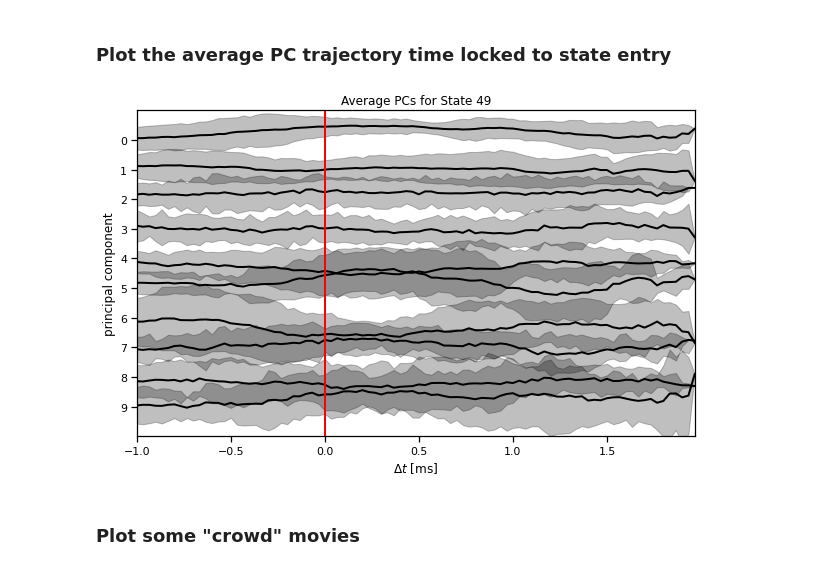
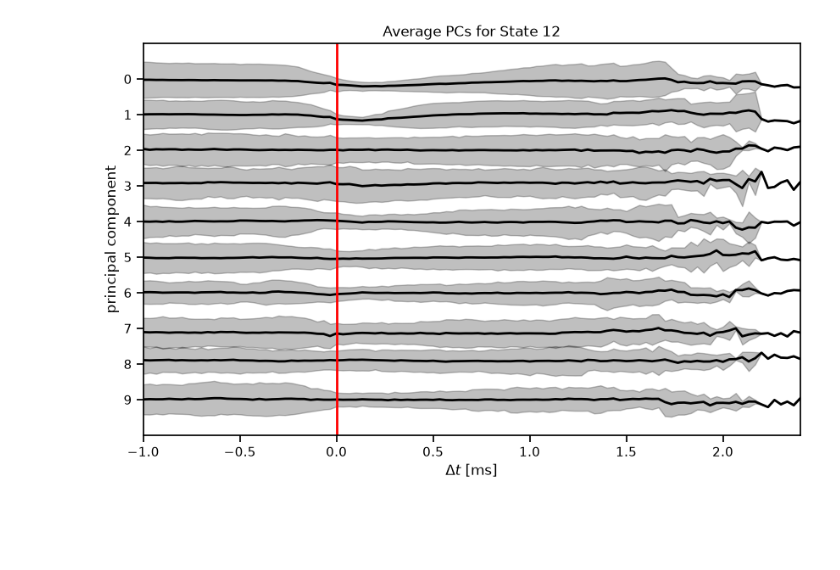
Before and after one commit to msenselab/Variational-Neural-Inference, a Jupyter notebook: VAE-Tutorial/Part2_Dynamics/03_hmm_lds.ipynb, the cells around one changed output. Drawn from its saved outputs; the diff is of its cells as text; code cells hidden in the pictures; blank space fills up the shorter version.

```diff
--- a/VAE-Tutorial/Part2_Dynamics/03_hmm_lds.ipynb
+++ b/VAE-Tutorial/Part2_Dynamics/03_hmm_lds.ipynb
@@ -955,37 +256,11 @@ to visualize the time series.
 # %%
-def standardize_pcs(
-    dataset: List[Dict[str, Any]],
-    mean: Optional[Float[torch.Tensor, "num_pcs"]] = None,
-    std: Optional[Float[torch.Tensor, "num_pcs"]] = None
-    ) -> Tuple[
-    List[Dict[str, Any]],
-    Float[torch.Tensor, "num_pcs"],
-    Float[torch.Tensor, "num_pcs"]
-    ]:
-    """Standardizes 'raw_pcs' in each item of `dataset` (to mean=0, std=1).
-
-    If `mean` and `std` are None, they are computed from all 'raw_pcs'
-    tensors in `dataset`. A 'data' key with the standardized PCs is added
-    to each dictionary in `dataset` (in-place modification).
-
-    Args:
-        dataset: List of dicts, each must contain a 'raw_pcs' PyTorch Tensor.
-                 The list and its dictionaries are modified in-place.
-        mean: Optional 1D PyTorch Tensor of means for each PC.
-        std: Optional 1D PyTorch Tensor of standard deviations for each PC.
-
-    Returns:
-        Tuple: (`dataset`, `mean`, `std`), where `dataset` is the modified
-        list of dicts, and `mean`/`std` are the 1D Tensors used.
-    """
+def standardize_pcs(dataset: List[Dict[str, Any]], mean: Optional[Float[torch.Tensor, 'num_pcs']]=None, std: Optional[Float[torch.Tensor, 'num_pcs']]=None) -> Tuple[List[Dict[str, Any]], Float[torch.Tensor, 'num_pcs'], Float[torch.Tensor, 'num_pcs']]:
     if mean is None and std is None:
         all_pcs = torch.vstack([data['raw_pcs'] for data in dataset])
         mean = all_pcs.mean(axis=0)
         std = all_pcs.std(axis=0)
-
     for data in dataset:
         data['data'] = (data['raw_pcs'] - mean) / std
-    return dataset, mean, std
-
+    return (dataset, mean, std)
 train_dataset, mean, std = standardize_pcs(train_dataset)
 test_dataset, _, _ = standardize_pcs(test_dataset, mean, std)
@@ -2105,6 +625,6 @@ This should take about 10 minutes
 # %%
 # Build the HMM
-num_states = 50
+num_states = 20
 initial_dist = torch.ones(num_states) / num_states
 transition_matrix = sticky_transitions(num_states, stickiness=0.95)
 observations = LinearRegressionObservations(num_states, data_dim,
@@ -2116,7 +636,8 @@ train_lls, test_lls, train_posteriors, test_posteriors, = \
             test_dataset[:1],
             initial_dist,
             transition_matrix,
-            observations)
+            observations,
+            num_iters=15)
 
 plt.plot(train_lls, label="train")
 plt.plot(test_lls, '-r', label="test")
@@ -2160,8 +671,4 @@ Text(0.5, 1.0, 'histogram of inferred state usage')
-# %% [markdown]
-### Plot the average PC trajectory time locked to state entry
 # %%
-plot_average_pcs(arhmm_order[34], train_dataset[:1], train_posteriors[:1])
+plot_average_pcs(arhmm_order[3], train_dataset[:1], train_posteriors[:1])
 # %% [output]
-[figure, old version]
+[figure, new version]
-# %% [markdown]
-### Plot some "crowd" movies
```
Also changed, not shown: parts of 108 cells of this notebook, 16 other files.
